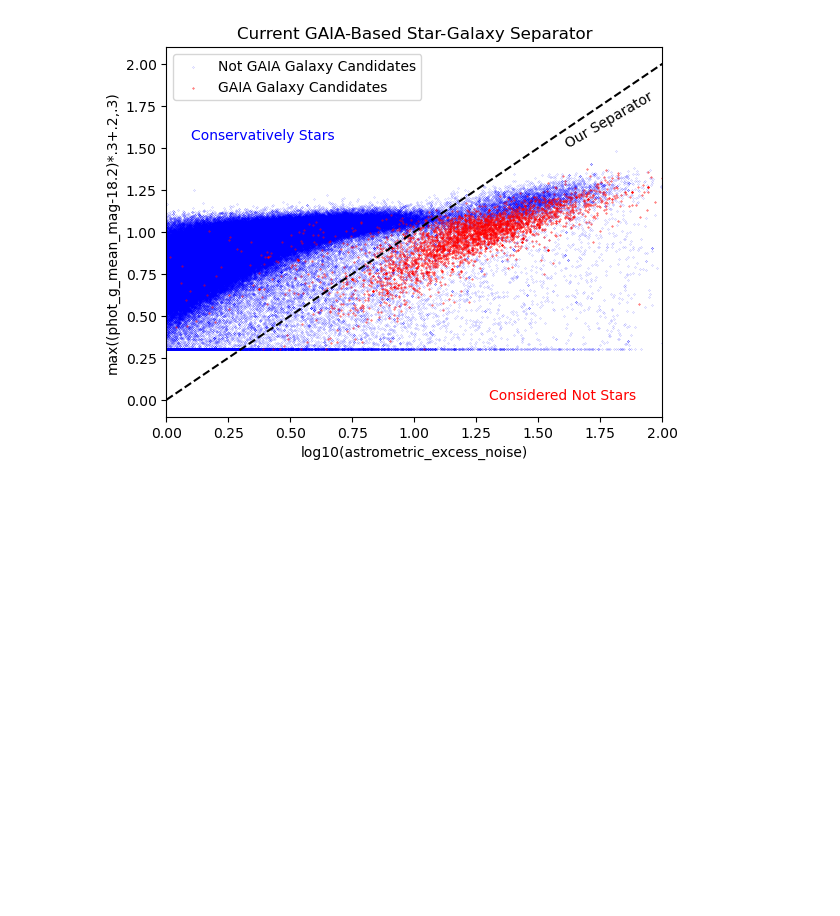
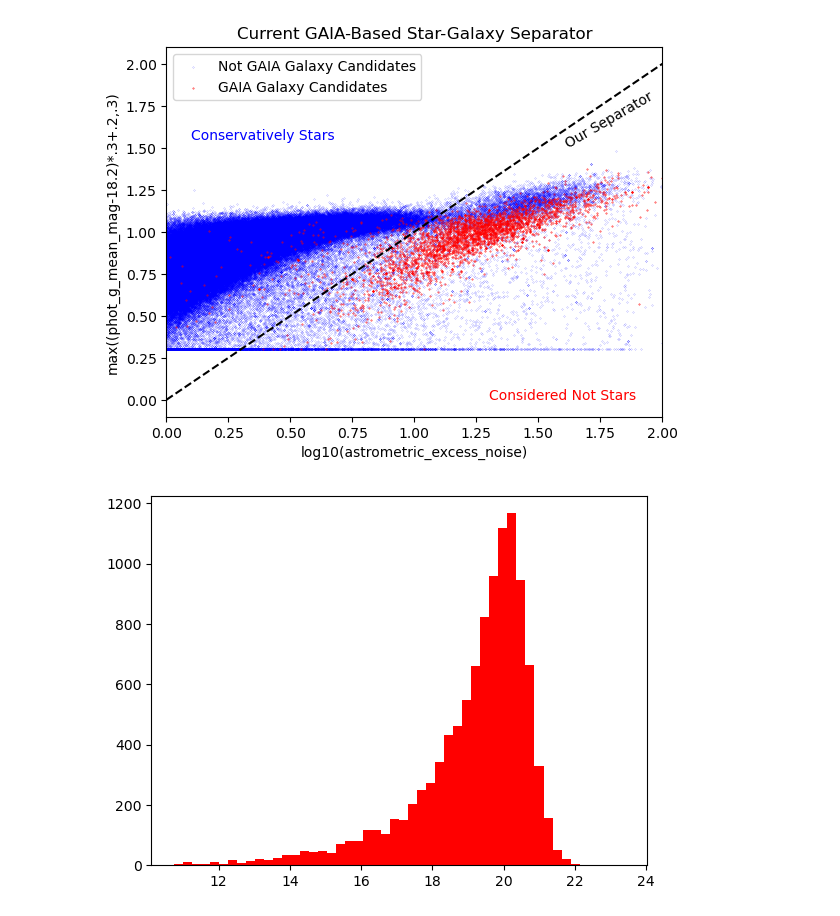
Before and after one commit to ShrihanSolo/gaia_psf_match, a Jupyter notebook: test_notes/plotDES.ipynb, the cells around one changed output. Drawn from its saved outputs; the diff is of its cells as text; code cells hidden in the pictures; blank space fills up the shorter version.

```diff
--- a/test_notes/plotDES.ipynb
+++ b/test_notes/plotDES.ipynb
@@ -123,0 +106,7 @@ print(master_comb_df.head())
+# %%
+vsaTab = pd.read_csv("vhs_random2.cat")
+# %%
+plt.hist(vsaTab['yapermag3'], bins = 50, color = 'r', label = 'VHS')
+plt.show()
+# %% [output]
+[figure, added]
```
Also changed, not shown: parts of 8 cells of this notebook, 1 other file.
